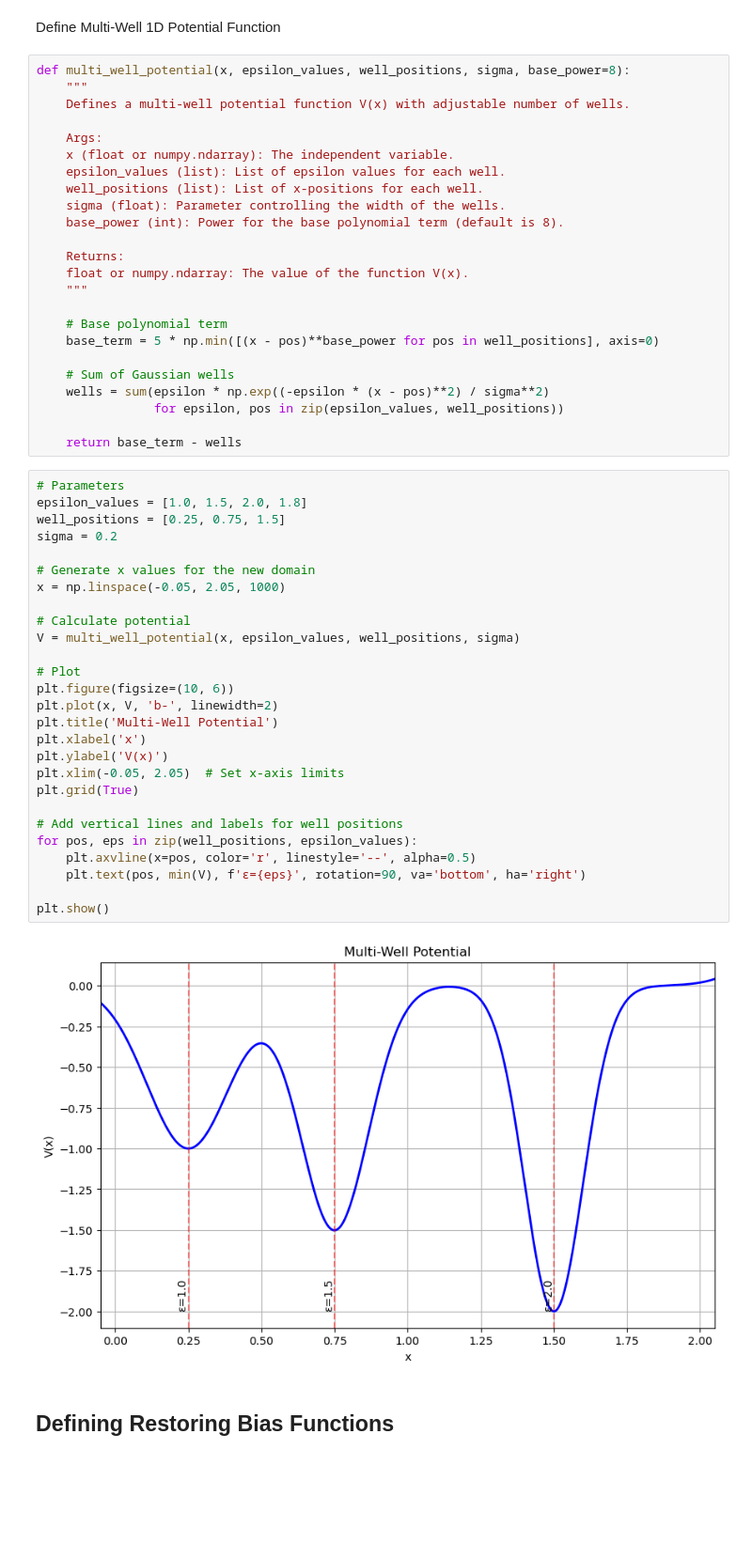
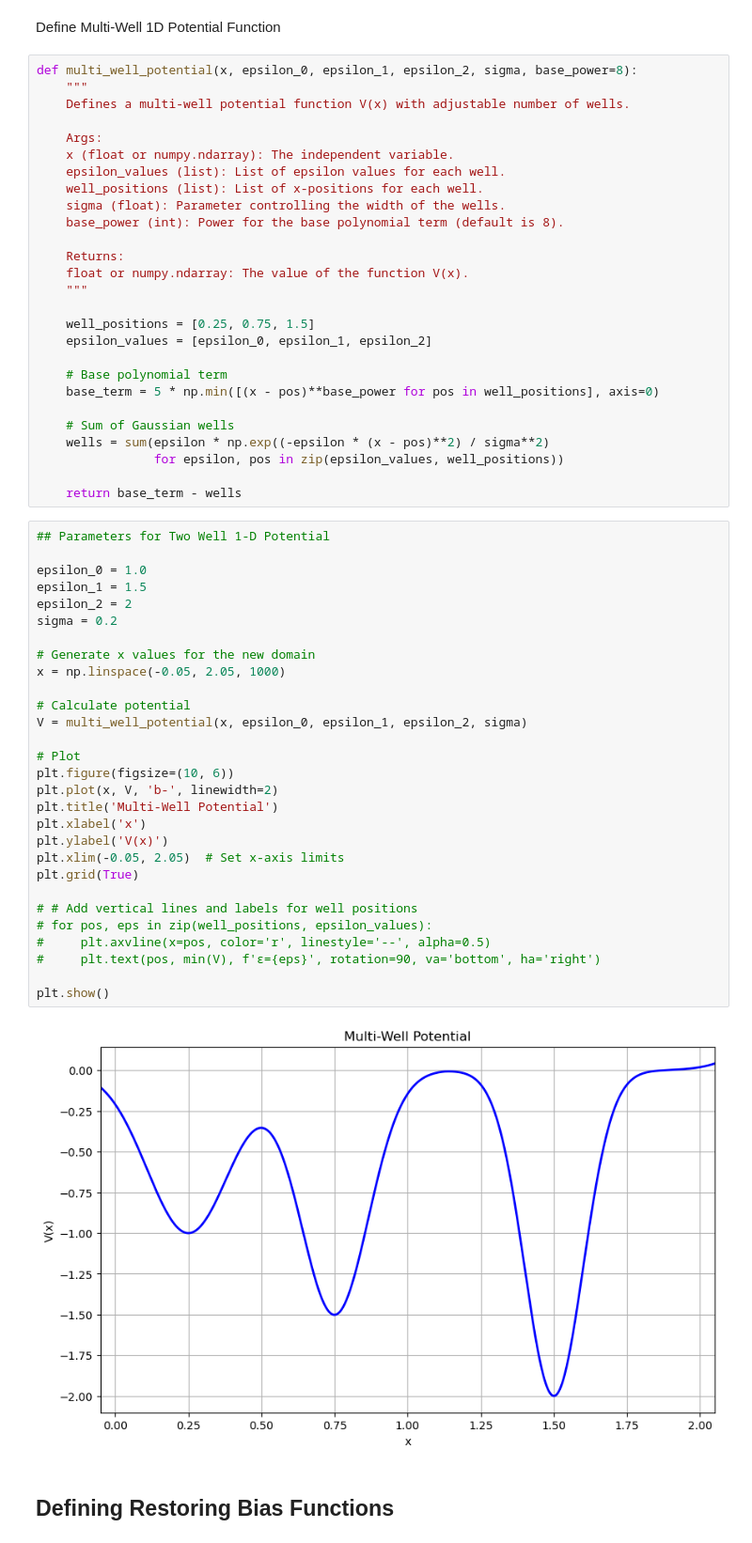
Before and after one commit to abrahmasandra/MENG255UmbrellaSampling, a Jupyter notebook: umbsampling.ipynb, the cells around one changed output. Shown at 94% size. Cells and saved outputs as stored; diff of their text form; blank space fills up the shorter version.

Commit message:
updated multiwell potential params

```diff
--- a/umbsampling.ipynb
+++ b/umbsampling.ipynb
@@ -65,7 +65,7 @@ plot_landscape_fxn(two_well_1d)
 # %% [markdown]
 Define Multi-Well 1D Potential Function
 # %%
-def multi_well_potential(x, epsilon_values, well_positions, sigma, base_power=8):
+def multi_well_potential(x, epsilon_0, epsilon_1, epsilon_2, sigma, base_power=8):
     """
     Defines a multi-well potential function V(x) with adjustable number of wells.
 
@@ -80,6 +80,9 @@ def multi_well_potential(x, epsilon_values, well_positions, sigma, base_power=8)
     float or numpy.ndarray: The value of the function V(x).
     """
 
+    well_positions = [0.25, 0.75, 1.5]
+    epsilon_values = [epsilon_0, epsilon_1, epsilon_2]
+
     # Base polynomial term
     base_term = 5 * np.min([(x - pos)**base_power for pos in well_positions], axis=0)
 
@@ -89,34 +92,36 @@ def multi_well_potential(x, epsilon_values, well_positions, sigma, base_power=8)
 
     return base_term - wells
 # %%
-# Parameters
-epsilon_values = [1.0, 1.5, 2.0, 1.8]
-well_positions = [0.25, 0.75, 1.5]
+## Parameters for Two Well 1-D Potential
+
+epsilon_0 = 1.0
+epsilon_1 = 1.5
+epsilon_2 = 2
 sigma = 0.2
 
 # Generate x values for the new domain
 x = np.linspace(-0.05, 2.05, 1000)
 
 # Calculate potential
-V = multi_well_potential(x, epsilon_values, well_positions, sigma)
+V = multi_well_potential(x, epsilon_0, epsilon_1, epsilon_2, sigma)
 
 # Plot
 plt.figure(figsize=(10, 6))
 plt.plot(x, V, 'b-', linewidth=2)
 plt.title('Multi-Well Potential')
 plt.xlabel('x')
 plt.ylabel('V(x)')
 plt.xlim(-0.05, 2.05)  # Set x-axis limits
 plt.grid(True)
 
-# Add vertical lines and labels for well positions
-for pos, eps in zip(well_positions, epsilon_values):
-    plt.axvline(x=pos, color='r', linestyle='--', alpha=0.5)
-    plt.text(pos, min(V), f'ε={eps}', rotation=90, va='bottom', ha='right')
+# # Add vertical lines and labels for well positions
+# for pos, eps in zip(well_positions, epsilon_values):
+#     plt.axvline(x=pos, color='r', linestyle='--', alpha=0.5)
+#     plt.text(pos, min(V), f'ε={eps}', rotation=90, va='bottom', ha='right')
 
 plt.show()
 # %% [output]
-[figure, old version]
+[figure, new version]
 # %% [markdown]
 ## Defining Restoring Bias Functions
 # %%
```
